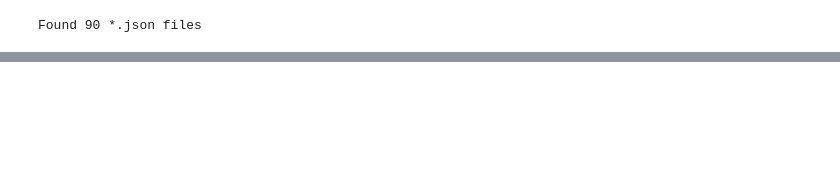
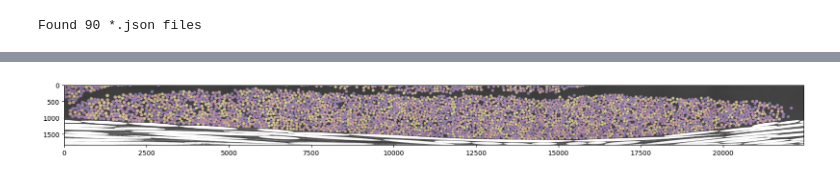
Before and after one commit to choROPeNt/segment-anything-2, a Jupyter notebook: notebooks/labelme2map.ipynb, the cells around one changed output, grey strips where cells are left out. Drawn from its saved outputs; the diff is of its cells as text; code cells hidden in the pictures; blank space fills up the shorter version.

```diff
--- a/notebooks/labelme2map.ipynb
+++ b/notebooks/labelme2map.ipynb
@@ -309,0 +407,15 @@ def stitch_sam2_instances_with_dicts(
+# %%
+slice_x = slice(200,-200)
+slice_y = slice(400,-200)
+
+fig, ax = plt.subplots(figsize=(20,10))
+ax.imshow(image[slice_x,slice_y])
+ax.imshow(label_image[slice_x,slice_y])
+
+im = Image.fromarray((label_image[slice_x,slice_y] * 255).astype(np.uint8), mode='RGBA')
+im.save("fig_microscale_analysis_roving_labels_croped.png")
+
+im = Image.fromarray((image[slice_x,slice_y]).astype(np.uint8), mode='RGB')
+im.save("fig_microscale_analysis_roving_original_croped.png")
+# %% [output]
+[figure, added]
```
Also changed, not shown: parts of 14 cells of this notebook, 1 other file.
